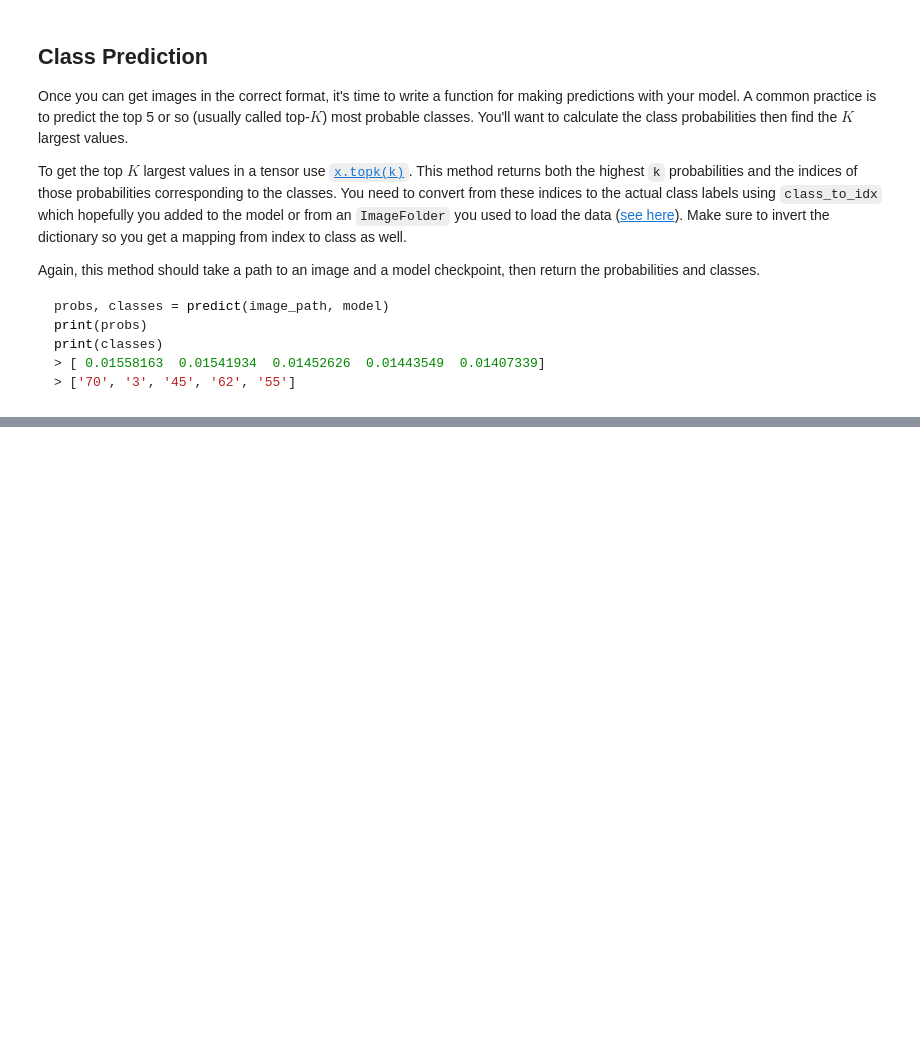
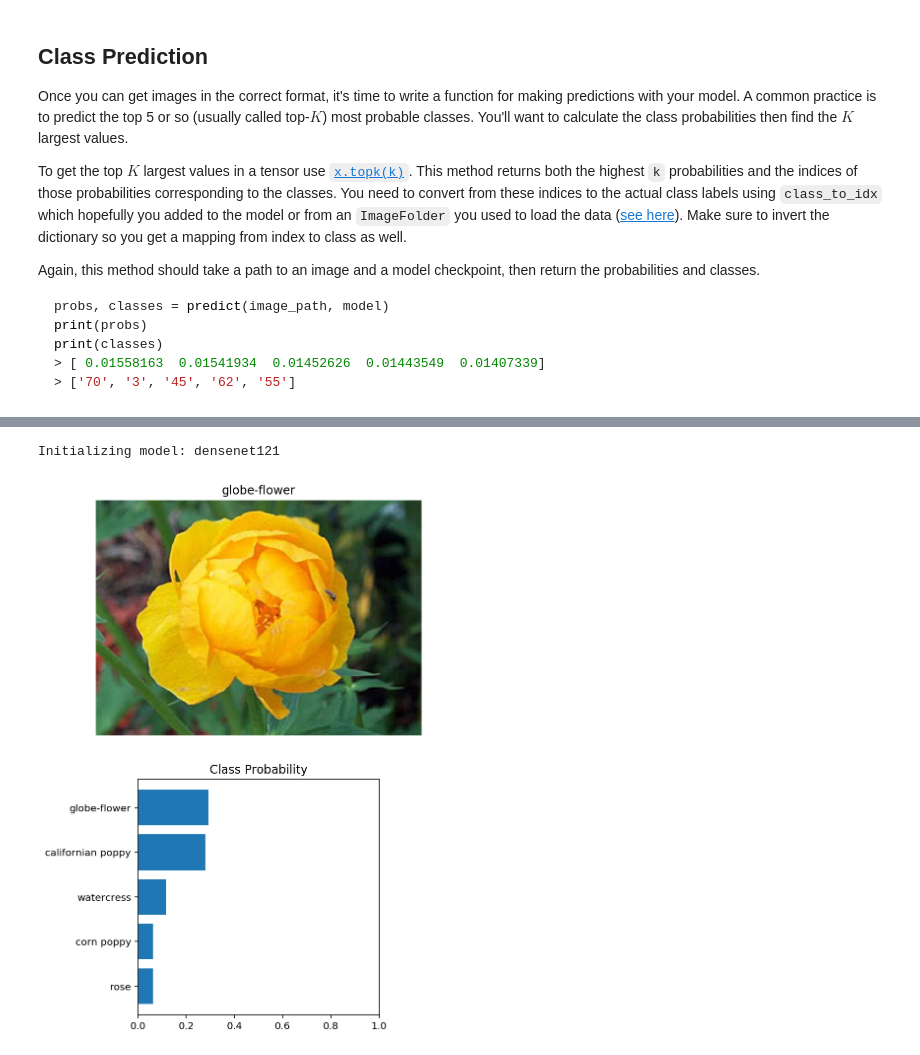
Before and after one commit to CosmicMiriam/ImageClassifier, a Jupyter notebook: Image Classifier Project.ipynb, the cells around one changed output, grey strips where cells are left out. Drawn from its saved outputs; the diff is of its cells as text; code cells hidden in the pictures; blank space fills up the shorter version.

```diff
--- a/Image Classifier Project.ipynb
+++ b/Image Classifier Project.ipynb
@@ -553,0 +558,5 @@ view_classify(test_dir + "/1/image_06743.jpg")
+# %%
+view_classify(test_dir + "/16/image_06657.jpg", "checkpoint.pth")
+# %% [output]
+Initializing model: densenet121
+[figure, added]
```
Also changed, not shown: parts of 11 cells of this notebook.
